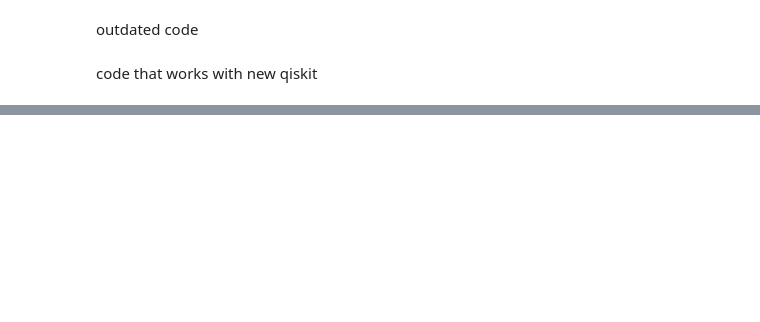
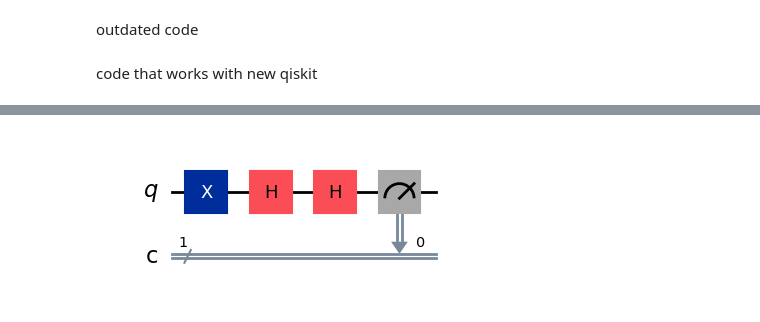
Before and after one commit to anetaaaaa/quantum-computing-fundamentals-2833097, a Jupyter notebook: exercise_file.ipynb, the cells around one changed output, grey strips where cells are left out. Drawn from its saved outputs; the diff is of its cells as text; code cells hidden in the pictures; blank space fills up the shorter version.

```diff
--- a/exercise_file.ipynb
+++ b/exercise_file.ipynb
@@ -49,0 +52,5 @@ plot_bloch_multivector(statevector);
+# %%
+circuit.measure(0,0)
+circuit.draw(output='mpl');
+# %% [output]
+[figure, added]
```
Also changed, not shown: parts of 6 cells of this notebook, 2 other files.
